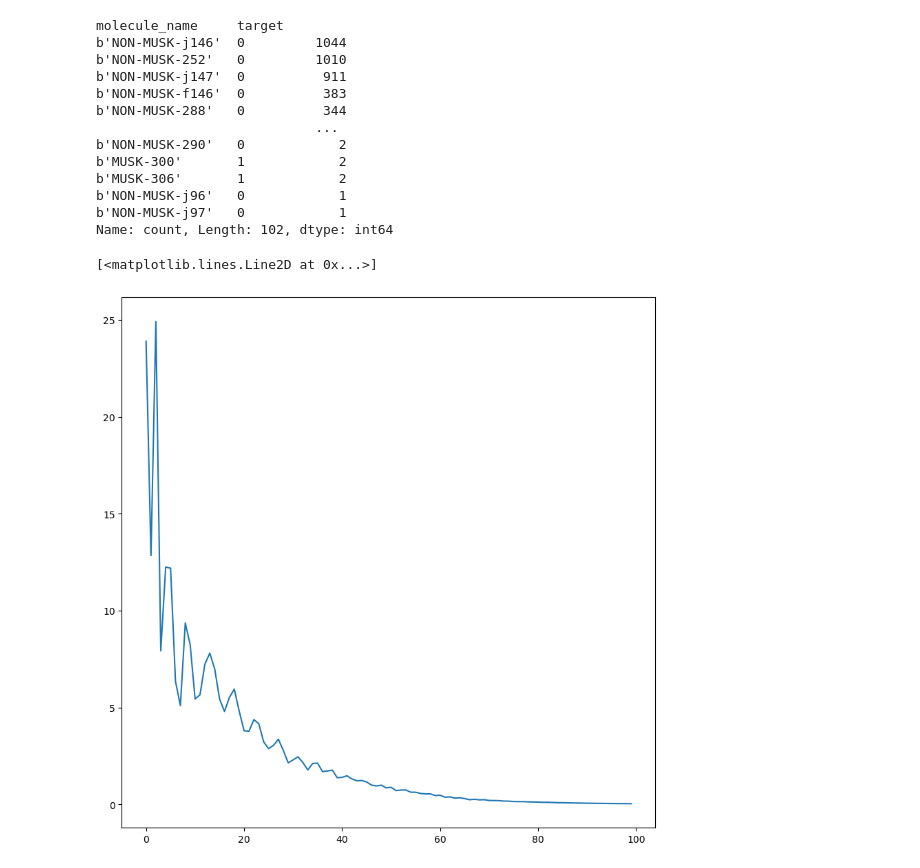
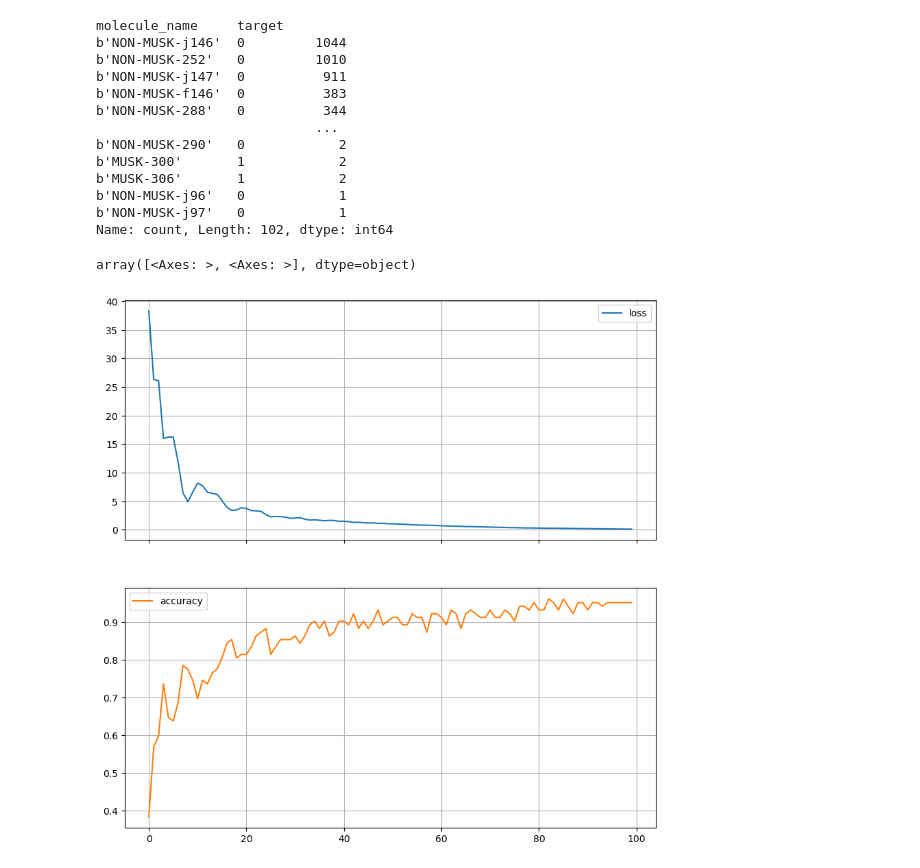
Before and after one commit to savac/torchmil, a Jupyter notebook: notebooks/example.ipynb, the cells around one changed output. Saved outputs shown, nothing was run; the diff lists cells and outputs as text; code cells hidden in the pictures.

```diff
--- a/notebooks/example.ipynb
+++ b/notebooks/example.ipynb
@@ -18,7 +17,7 @@ This dataset describes a set of 102 molecules of which 39 are judged by human ex
 
 This many-to-one relationship between feature vectors and molecules is called the "multiple instance problem".  When learning a classifier for this data, the classifier should classify a molecule as "musk" if ANY of its conformations is classified as a musk.  A molecule should be classified as "non-musk" if NONE of its conformations is classified as a musk.
 # %%
-raw_data = loadarff('./data/musk1/musk.arff')
+raw_data = loadarff('./data/musk2/musk.arff')
 data = pd.DataFrame(raw_data[0])
 data.rename(columns={'class': 'target'}, inplace=True)
 data.target = data.target.astype(int)
@@ -52,9 +51,9 @@ X, y, bags = make_dataset_from_dataframe(data, feature_names, 'target', 'molecul
 # %%
 model = MILR()
 model.fit(X, y, bags, epochs=100, lr=1e-2)
 
-plt.figure(figsize=(10, 10))
-plt.plot(model.losses)
+df_metrics = pd.DataFrame(model.metrics)
+df_metrics.plot(figsize=(10, 10), subplots=True, grid=True, sharex=True)
 # %% [output]
-[<matplotlib.lines.Line2D at 0x...>]
+array([<Axes: >, <Axes: >], dtype=object)
-[figure, old version]
+[figure, new version]
```
Also changed, not shown: parts of 1 cell of this notebook, 3 other files.
